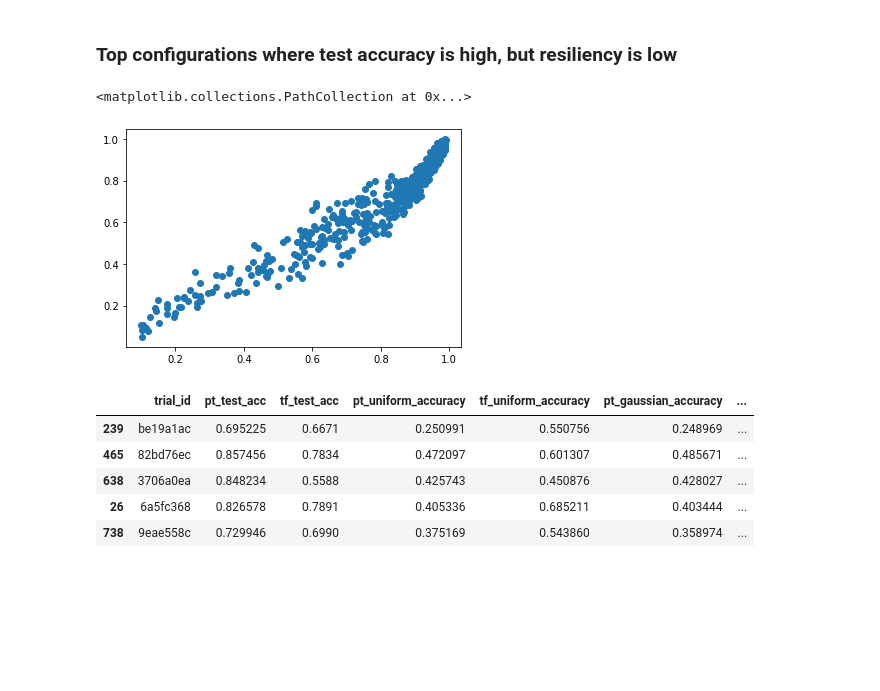
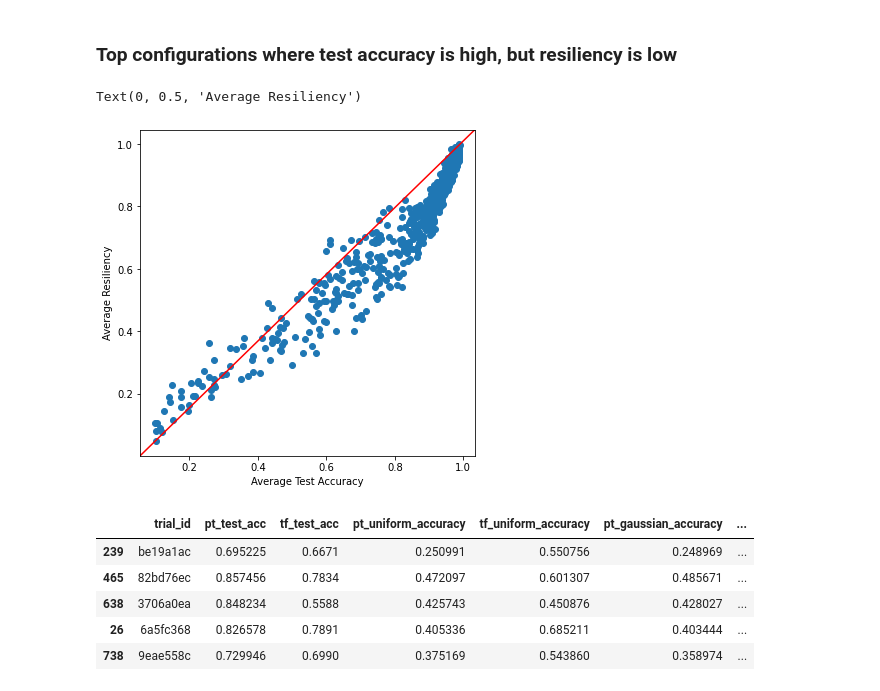
Before and after one commit to maxzvyagin/hyper_resilient_experiments, a Jupyter notebook: simple_mnist/notebooks/mnist_result_exploration.ipynb, the cells around one changed output. Cells and saved outputs as stored; diff of their text form; code cells hidden in the pictures; blank space fills up the shorter version.

```diff
--- a/simple_mnist/notebooks/mnist_result_exploration.ipynb
+++ b/simple_mnist/notebooks/mnist_result_exploration.ipynb
@@ -80,11 +80,15 @@ results['average_test_accuracy'] = (results['pt_test_acc']+results['tf_test_acc'
 results['average_resiliency'] = (results['average_pt_resiliency']+results['average_tf_resiliency'])/2
 # %%
 results['test_resiliency_diff'] = results['average_test_accuracy'] - results['average_resiliency']
-# %%
-plt.scatter(results['average_test_accuracy'], results['average_resiliency'])
-# %% [output]
-<matplotlib.collections.PathCollection at 0x...>
-[figure, removed]
+# %%
+f, ax = plt.subplots(figsize=(6, 6))
+ax.scatter(results['average_test_accuracy'], results['average_resiliency'])
+ax.plot([0, 1], [0, 1], transform=ax.transAxes, color="red")
+ax.set_xlabel("Average Test Accuracy")
+ax.set_ylabel("Average Resiliency")
+# %% [output]
+Text(0, 0.5, 'Average Resiliency')
+[figure, added]
 # %%
 high_test_low_res = results.sort_values('test_resiliency_diff', ascending=False)
 # %%
```
Also changed, not shown: parts of 1 cell of this notebook, 2 other files.
